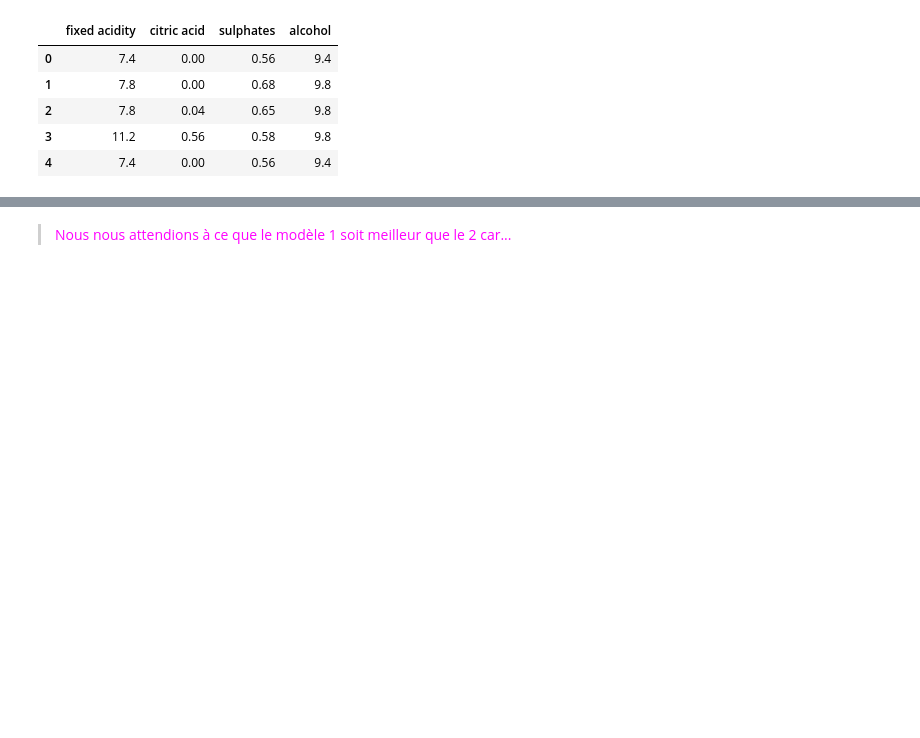
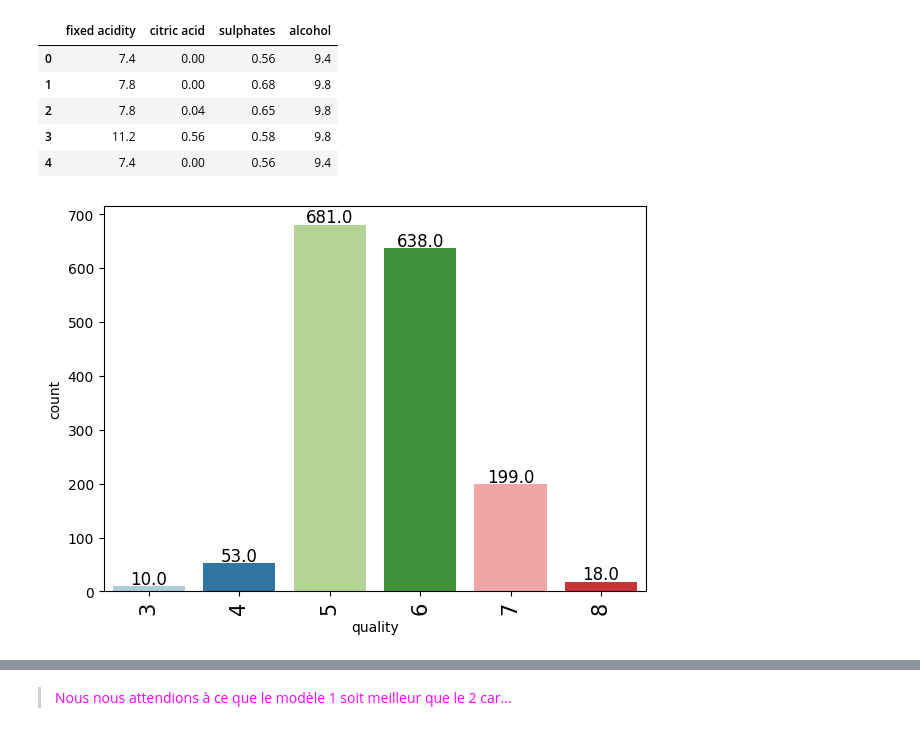
Before and after one commit to lucagortana/game-learning, a Jupyter notebook: wine_regression.ipynb, the cells around one changed output, grey strips where cells are left out. Saved outputs shown, nothing was run; the diff lists cells and outputs as text; code cells hidden in the pictures; blank space fills up the shorter version.

```diff
--- a/wine_regression.ipynb
+++ b/wine_regression.ipynb
@@ -119,5 +136,9 @@ X.head()
 | 2 | 7.8 | 0.04 | 0.65 | 9.8 |
 | 3 | 11.2 | 0.56 | 0.58 | 9.8 |
 | 4 | 7.4 | 0.00 | 0.56 | 9.4 |
+# %%
+labeled_barplot(data, "quality")
+# %% [output]
+[figure, added]
 # %%
 X_train, X_test, y_train, y_test = train_test_split(X, y, test_size=0.2, random_state=42)
```
Also changed, not shown: parts of 12 cells of this notebook, 1 other file.
